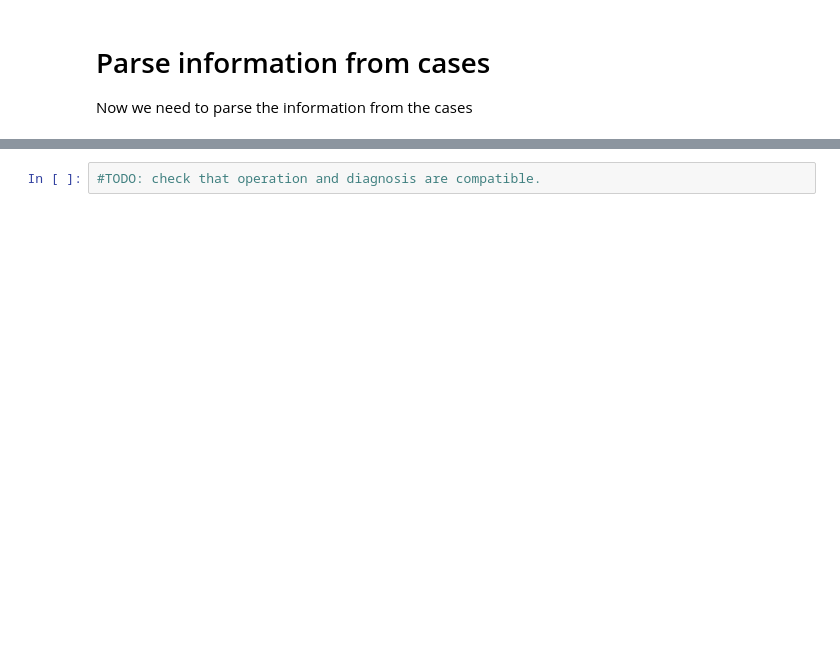
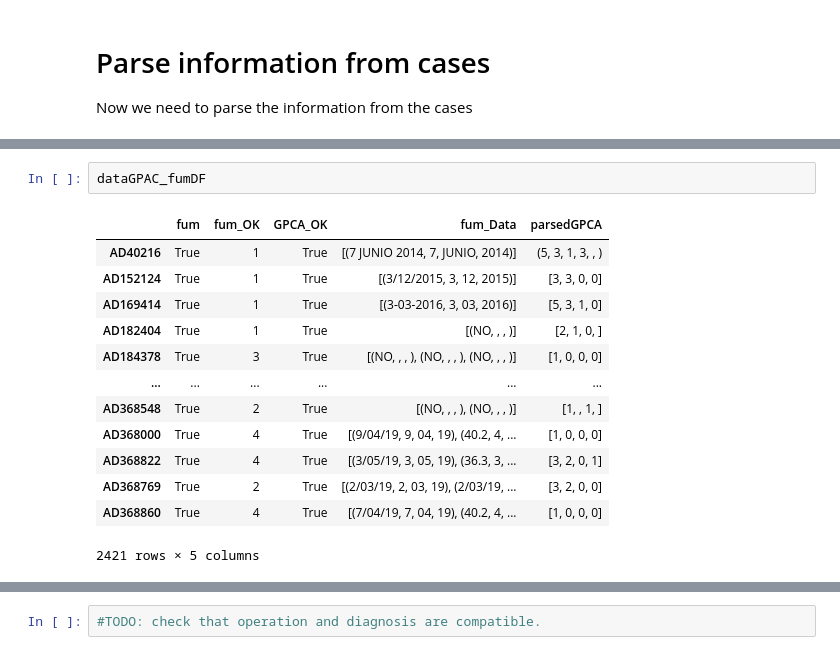
Before and after one commit to gbernardino/toolsCMRC, a Jupyter notebook: dataReader.ipynb, the cells around one changed output, grey strips where cells are left out. Saved outputs shown, nothing was run; the diff lists cells and outputs as text; blank space fills up the shorter version.

```diff
--- a/dataReader.ipynb
+++ b/dataReader.ipynb
@@ -159,2 +256,18 @@ for k, (case, pId) in tqdm.tqdm_notebook(interventionToCase.items()):
 # %% [output]
 [interactive output not drawn]
+# %%
+dataGPAC_fumDF
+# %% [output]
+|  | fum | fum_OK | GPCA_OK | fum_Data | parsedGPCA |
+| AD40216 | True | 1 | True | [(7 JUNIO 2014, 7, JUNIO, 2014)] | (5, 3, 1, 3, , ) |
+| AD152124 | True | 1 | True | [(3/12/2015, 3, 12, 2015)] | [3, 3, 0, 0] |
+| AD169414 | True | 1 | True | [(3-03-2016, 3, 03, 2016)] | [5, 3, 1, 0] |
+| AD182404 | True | 1 | True | [(NO, , , )] | [2, 1, 0, ] |
+| AD184378 | True | 3 | True | [(NO, , , ), (NO, , , ), (NO, , , )] | [1, 0, 0, 0] |
+| ... | ... | ... | ... | ... | ... |
+| AD368548 | True | 2 | True | [(NO, , , ), (NO, , , )] | [1, , 1, ] |
+| AD368000 | True | 4 | True | [(9/04/19, 9, 04, 19), (40.2, 4, ... | [1, 0, 0, 0] |
+| AD368822 | True | 4 | True | [(3/05/19, 3, 05, 19), (36.3, 3, ... | [3, 2, 0, 1] |
+| AD368769 | True | 2 | True | [(2/03/19, 2, 03, 19), (2/03/19, ... | [3, 2, 0, 0] |
+| AD368860 | True | 4 | True | [(7/04/19, 7, 04, 19), (40.2, 4, ... | [1, 0, 0, 0] |
+2421 rows × 5 columns
```
Also changed, not shown: parts of 44 cells of this notebook.
